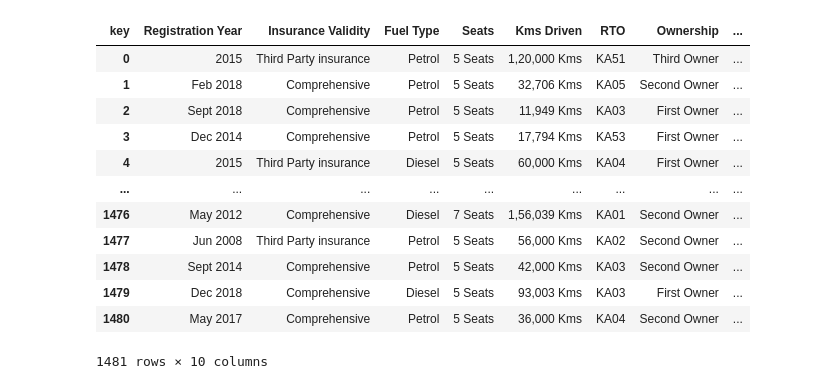
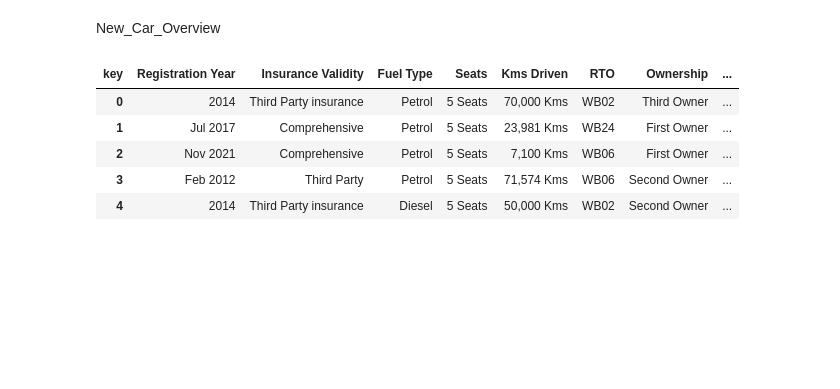
Before and after one commit to parivallalShanmugam/car_dheko_price_pridiction, a Jupyter notebook: bangalore_cars.ipynb, the cells around one changed output. Saved outputs shown, nothing was run; the diff lists cells and outputs as text; code cells hidden in the pictures; blank space fills up the shorter version.

```diff
--- a/bangalore_cars.ipynb
+++ b/bangalore_cars.ipynb
@@ -24,0 +1,10 @@ df['new_car_detail'].to_list()
+# %%
+import pandas as pd
+
+# Set pandas options to display all columns
+pd.set_option('display.max_columns', None)
+pd.set_option('display.expand_frame_repr', False)  # Prevent wrapping of columns
+
+df = pd.read_excel("kolkata_cars.xlsx")
+length = len(df)
+df.columns
@@ -83,42 +61,35 @@ df_flattened
+# %% [markdown]
+New_Car_Overview
 # %%
 import pandas as pd
 import ast
 
-data = df['new_car_overview'].to_list()
-nested_dict_list_str= pd.DataFrame(data)
-
 # Convert each string to a dictionary
-nested_dict_list = [ast.literal_eval(d) for d in nested_dict_list_str[0]]
+nested_dict_list = [ast.literal_eval(d) for d in df['new_car_overview']]
 
 # Function to extract and flatten each dictionary
 def extract_flatten_dict(nested_dict):
     if 'top' in nested_dict:
         top_data = nested_dict['top']
         df = pd.DataFrame(top_data)
         df = df.drop(columns=['icon'], errors='ignore')  # Drop the 'icon' column if present
         return df.set_index('key').T
     else:
         return pd.DataFrame()
 
 # Extract and flatten all dictionaries
 df_list = [extract_flatten_dict(d) for d in nested_dict_list]
 
 # Concatenate all DataFrames into one
-df_combined = pd.concat(df_list, ignore_index=True)
+new_car_overview_df_combined = pd.concat(df_list, ignore_index=True)
 
 # Display the combined DataFrame
-df_combined
+new_car_overview_df_combined['row index'] = range(length)
+new_car_overview_df_combined.head()
 # %% [output]
 | key | Registration Year | Insurance Validity | Fuel Type | Seats | Kms Driven | RTO | Ownership | ... |
-| 0 | 2015 | Third Party insurance | Petrol | 5 Seats | 1,20,000 Kms | KA51 | Third Owner | ... |
-| 1 | Feb 2018 | Comprehensive | Petrol | 5 Seats | 32,706 Kms | KA05 | Second Owner | ... |
-| 2 | Sept 2018 | Comprehensive | Petrol | 5 Seats | 11,949 Kms | KA03 | First Owner | ... |
-| 3 | Dec 2014 | Comprehensive | Petrol | 5 Seats | 17,794 Kms | KA53 | First Owner | ... |
-| 4 | 2015 | Third Party insurance | Diesel | 5 Seats | 60,000 Kms | KA04 | First Owner | ... |
-| ... | ... | ... | ... | ... | ... | ... | ... | ... |
-| 1476 | May 2012 | Comprehensive | Diesel | 7 Seats | 1,56,039 Kms | KA01 | Second Owner | ... |
-| 1477 | Jun 2008 | Third Party insurance | Petrol | 5 Seats | 56,000 Kms | KA02 | Second Owner | ... |
-| 1478 | Sept 2014 | Comprehensive | Petrol | 5 Seats | 42,000 Kms | KA03 | Second Owner | ... |
-| 1479 | Dec 2018 | Comprehensive | Diesel | 5 Seats | 93,003 Kms | KA03 | First Owner | ... |
-| 1480 | May 2017 | Comprehensive | Petrol | 5 Seats | 36,000 Kms | KA04 | Second Owner | ... |
+| 0 | 2014 | Third Party insurance | Petrol | 5 Seats | 70,000 Kms | WB02 | Third Owner | ... |
+| 1 | Jul 2017 | Comprehensive | Petrol | 5 Seats | 23,981 Kms | WB24 | First Owner | ... |
+| 2 | Nov 2021 | Comprehensive | Petrol | 5 Seats | 7,100 Kms | WB06 | First Owner | ... |
+| 3 | Feb 2012 | Third Party | Petrol | 5 Seats | 71,574 Kms | WB06 | Second Owner | ... |
+| 4 | 2014 | Third Party insurance | Diesel | 5 Seats | 50,000 Kms | WB02 | Second Owner | ... |
-1481 rows × 10 columns
```
Also changed, not shown: parts of 24 cells of this notebook, 11 other files.
